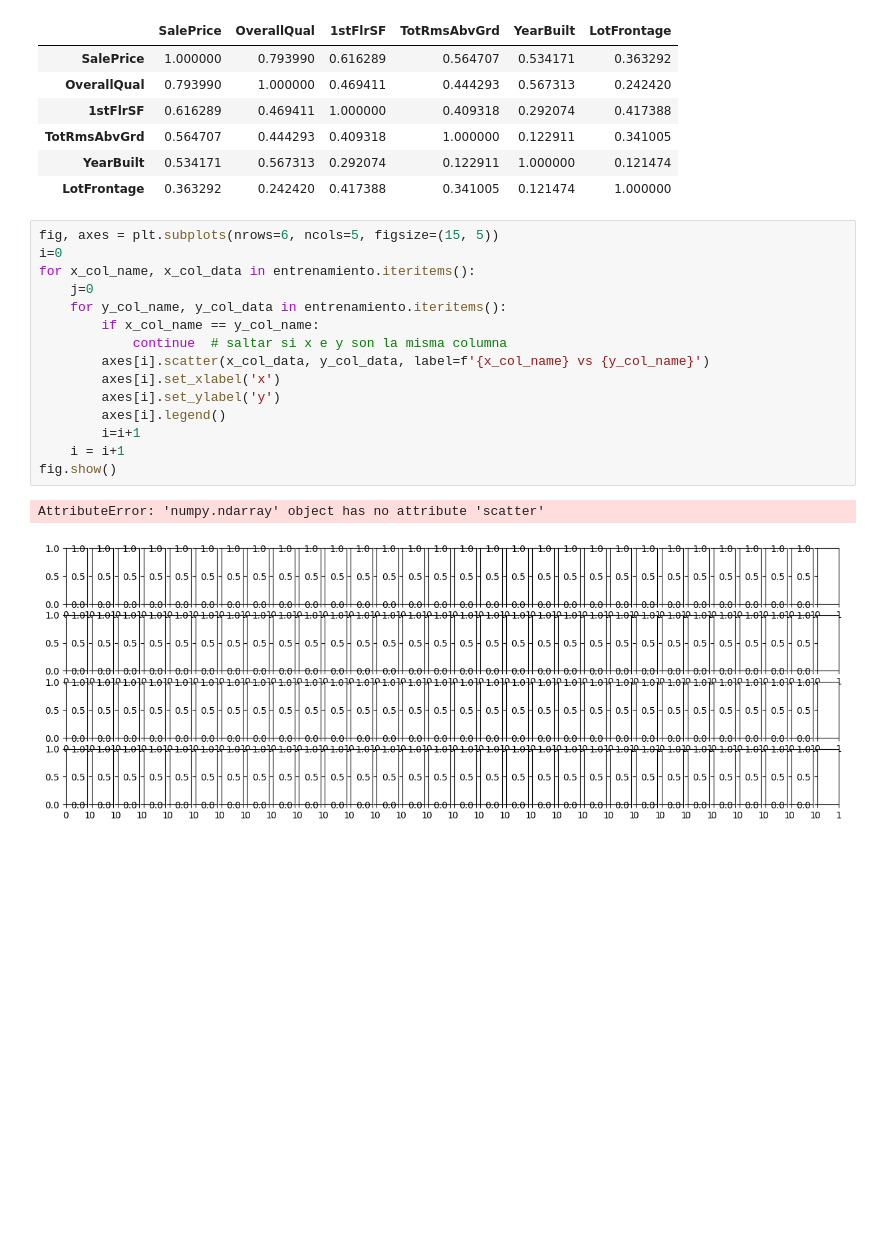
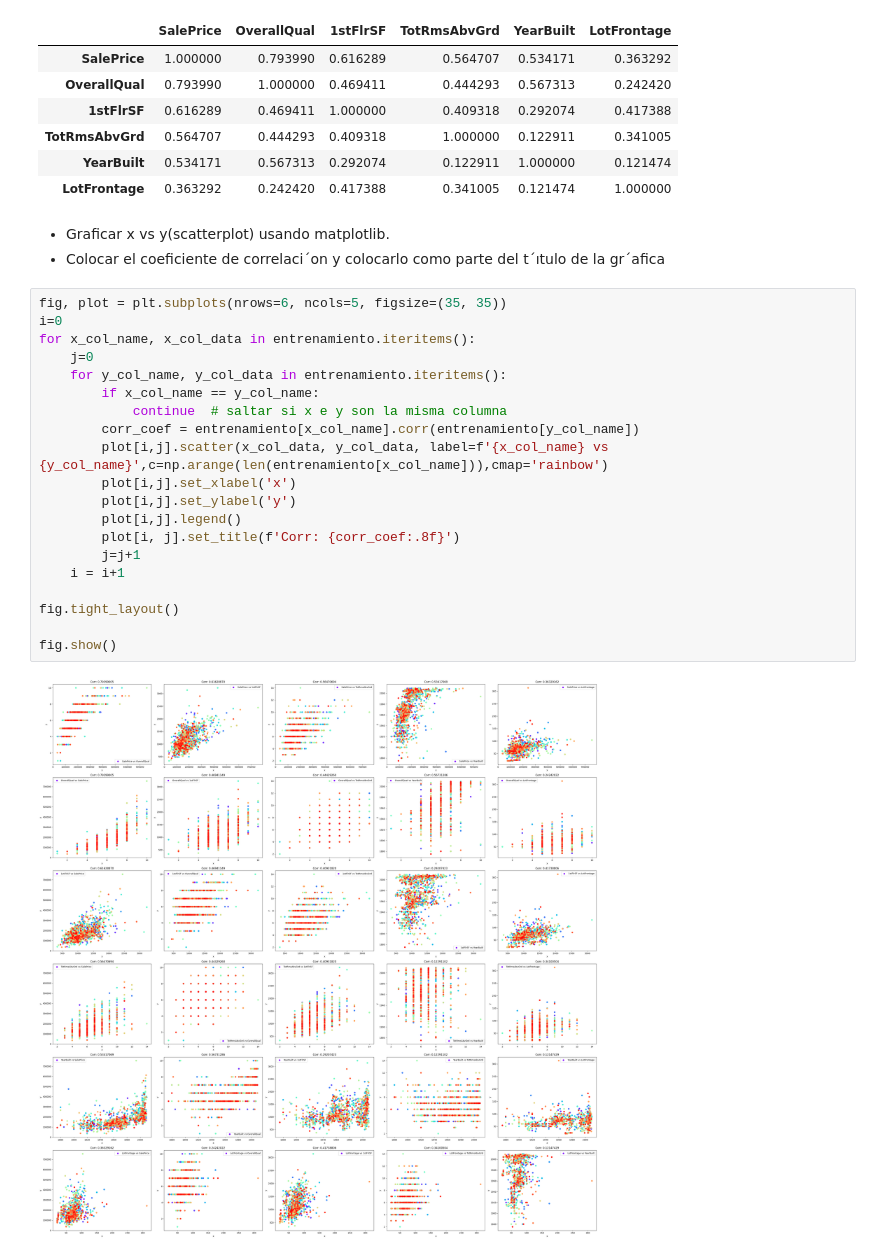
Before and after one commit to herbertreyes13j/proyecto1, a Jupyter notebook: Proyecto1.ipynb, the cells around one changed output. Drawn from its saved outputs; the diff is of its cells as text; blank space fills up the shorter version.

```diff
--- a/Proyecto1.ipynb
+++ b/Proyecto1.ipynb
@@ -154,21 +157,28 @@ entrenamiento.corr()
 | TotRmsAbvGrd | 0.564707 | 0.444293 | 0.409318 | 1.000000 | 0.122911 | 0.341005 |
 | YearBuilt | 0.534171 | 0.567313 | 0.292074 | 0.122911 | 1.000000 | 0.121474 |
 | LotFrontage | 0.363292 | 0.242420 | 0.417388 | 0.341005 | 0.121474 | 1.000000 |
+# %% [markdown]
+- Graficar x vs y(scatterplot) usando matplotlib.
+- Colocar el coeficiente de correlaci´on y colocarlo como parte del t´ıtulo de la gr´afica
 # %%
-fig, axes = plt.subplots(nrows=6, ncols=5, figsize=(15, 5))
+fig, plot = plt.subplots(nrows=6, ncols=5, figsize=(35, 35))
 i=0
 for x_col_name, x_col_data in entrenamiento.iteritems():
     j=0
     for y_col_name, y_col_data in entrenamiento.iteritems():
         if x_col_name == y_col_name:
             continue  # saltar si x e y son la misma columna
-        axes[i].scatter(x_col_data, y_col_data, label=f'{x_col_name} vs {y_col_name}')
-        axes[i].set_xlabel('x')
-        axes[i].set_ylabel('y')
-        axes[i].legend()
-        i=i+1
+        corr_coef = entrenamiento[x_col_name].corr(entrenamiento[y_col_name])
+        plot[i,j].scatter(x_col_data, y_col_data, label=f'{x_col_name} vs {y_col_name}',c=np.arange(len(entrenamiento[x_col_name])),cmap='rainbow')
+        plot[i,j].set_xlabel('x')
+        plot[i,j].set_ylabel('y')
+        plot[i,j].legend()
+        plot[i, j].set_title(f'Corr: {corr_coef:.8f}')
+        j=j+1
     i = i+1
+
+fig.tight_layout()
+
 fig.show()
 # %% [output]
-AttributeError: 'numpy.ndarray' object has no attribute 'scatter'
-[figure, old version]
+[figure, new version]
```
Also changed, not shown: parts of 3 cells of this notebook.
